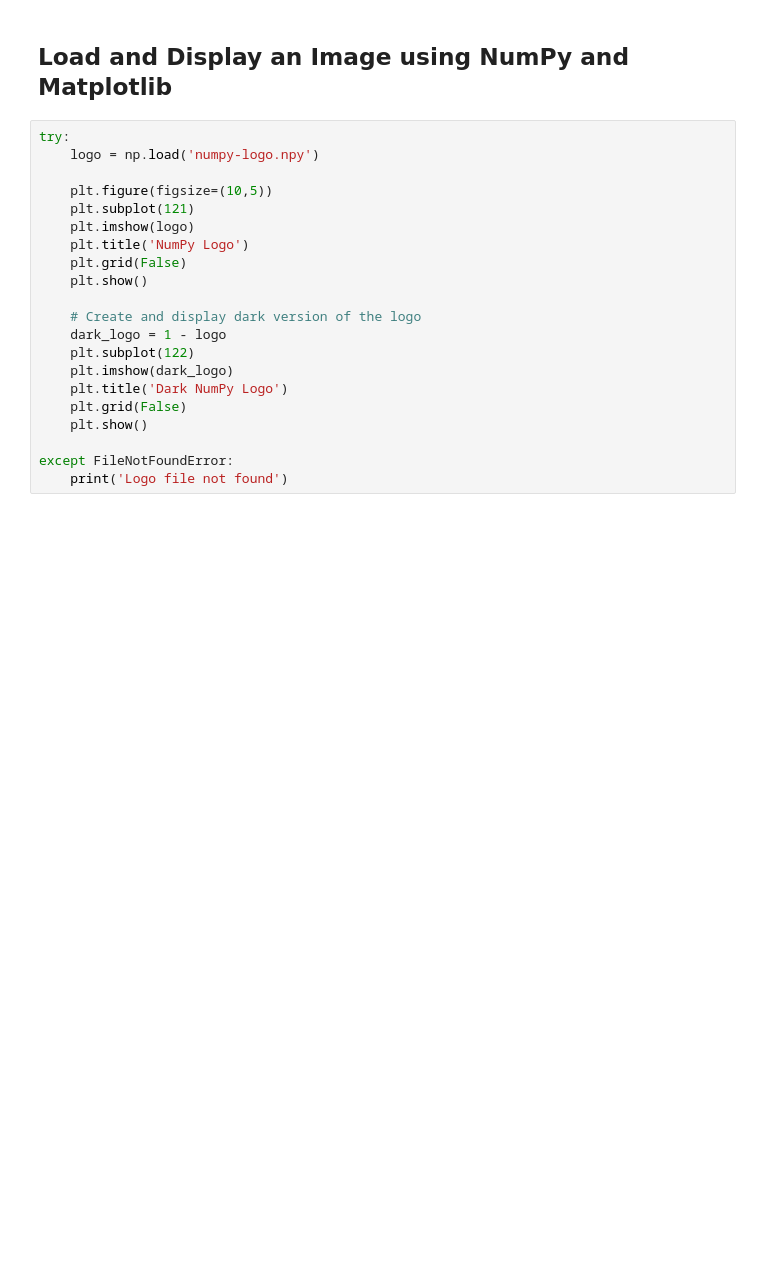
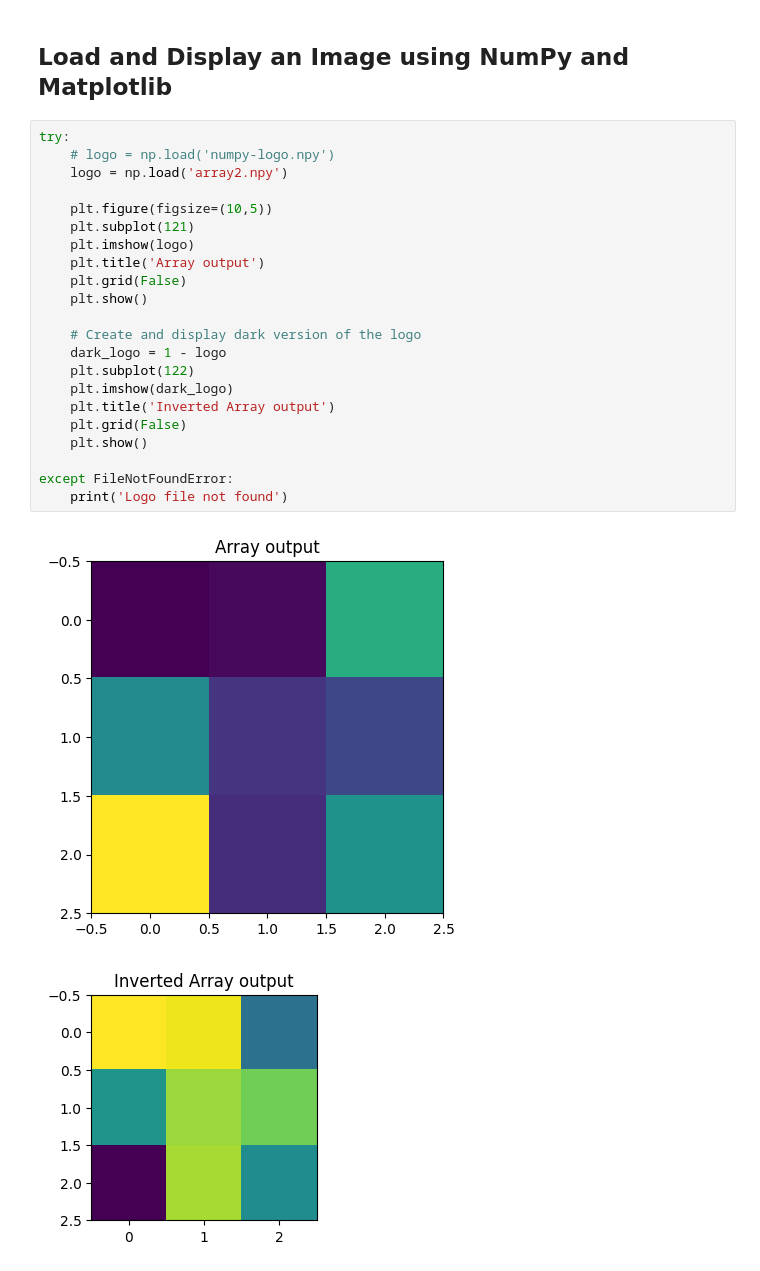
Before and after one commit to ahadsts9901/data-science-with-python, a Jupyter notebook: 01.numpy/phase_04.ipynb, the cells around one changed output. Cells and saved outputs as stored; diff of their text form; blank space fills up the shorter version.

```diff
--- a/01.numpy/phase_04.ipynb
+++ b/01.numpy/phase_04.ipynb
@@ -30,22 +50,26 @@ print('loaded_arr_3:', loaded_arr_3)
 ## Load and Display an Image using NumPy and Matplotlib
 # %%
 try:
-    logo = np.load('numpy-logo.npy')
+    # logo = np.load('numpy-logo.npy')
+    logo = np.load('array2.npy')
 
     plt.figure(figsize=(10,5))
     plt.subplot(121)
     plt.imshow(logo)
-    plt.title('NumPy Logo')
+    plt.title('Array output')
     plt.grid(False)
     plt.show()
 
     # Create and display dark version of the logo
     dark_logo = 1 - logo
     plt.subplot(122)
     plt.imshow(dark_logo)
-    plt.title('Dark NumPy Logo')
+    plt.title('Inverted Array output')
     plt.grid(False)
     plt.show()
 
 except FileNotFoundError:
     print('Logo file not found')
+# %% [output]
+[figure, added]
+[figure, added]
```
Also changed, not shown: parts of 2 cells of this notebook, 14 other files.
